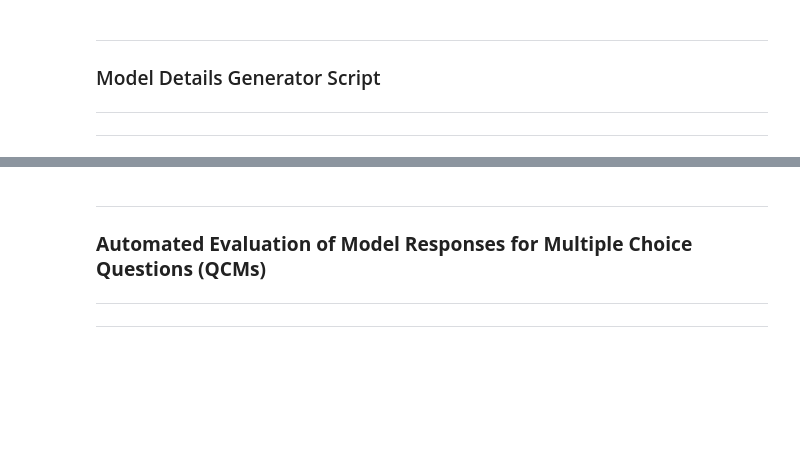
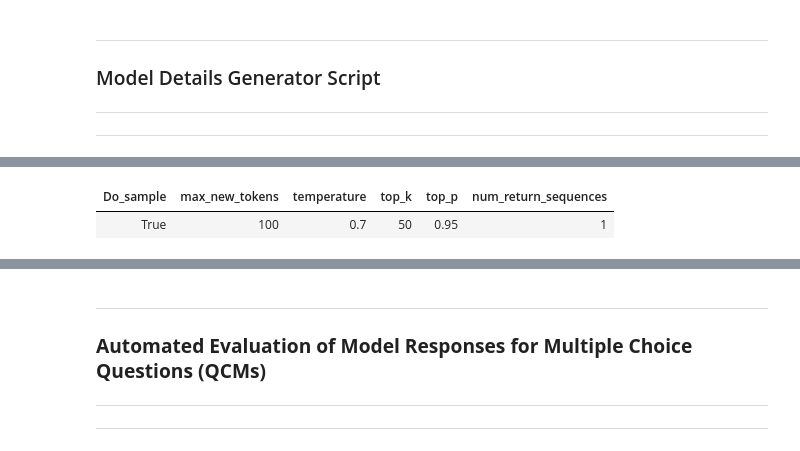
Before and after one commit to abirtarchoun2/DataPreparation, a Jupyter notebook: DataPreparationLLMs-2.ipynb, the cells around one changed output, grey strips where cells are left out. Drawn from its saved outputs; the diff is of its cells as text; code cells hidden in the pictures; blank space fills up the shorter version.

```diff
--- a/DataPreparationLLMs-2.ipynb
+++ b/DataPreparationLLMs-2.ipynb
@@ -935,0 +1002,46 @@ files.download(model_details_filename)
+# %%
+import csv
+import pandas as pd
+from IPython.display import display, HTML
+
+# Function to generate inference parameters CSV
+def generate_inference_parameters(filename, inference_parameters):
+    # Define column names (headers) as the keys of the inference parameters
+    fieldnames = list(inference_parameters.keys())
+
+    # Prepare the data row for inference parameters
+    row = [value for value in inference_parameters.values()]
+
+    # Write to CSV
+    with open(filename, mode='w', newline='', encoding='utf-8') as file:
+        writer = csv.writer(file)
+        writer.writerow(fieldnames)  # Write header
+        writer.writerow(row)  # Write row
+
+# Inference parameters data
+inference_parameters = {
+    "Do_sample": True,
+    "max_new_tokens": 100,
+    "temperature": 0.7,
+    "top_k": 50,
+    "top_p": 0.95,
+    "num_return_sequences": 1
+}
+
+# Generate inference_parameters.csv
+inference_parameters_filename = 'inference_parameters.csv'
+generate_inference_parameters(inference_parameters_filename, inference_parameters)
+
+# Load CSV data into a Pandas DataFrame
+df = pd.read_csv(inference_parameters_filename)
+
+# Display the data structure in a bordered table with all rows
+html_table = df.to_html(index=False, border=1)
+display(HTML(html_table))
+
+# Download the CSV file from Google Colab (if using Google Colab)
+from google.colab import files
+files.download(inference_parameters_filename)
+# %% [output]
+| Do_sample | max_new_tokens | temperature | top_k | top_p | num_return_sequences |
+| True | 100 | 0.7 | 50 | 0.95 | 1 |
```
Also changed, not shown: parts of 4 cells of this notebook, 1 other file.
